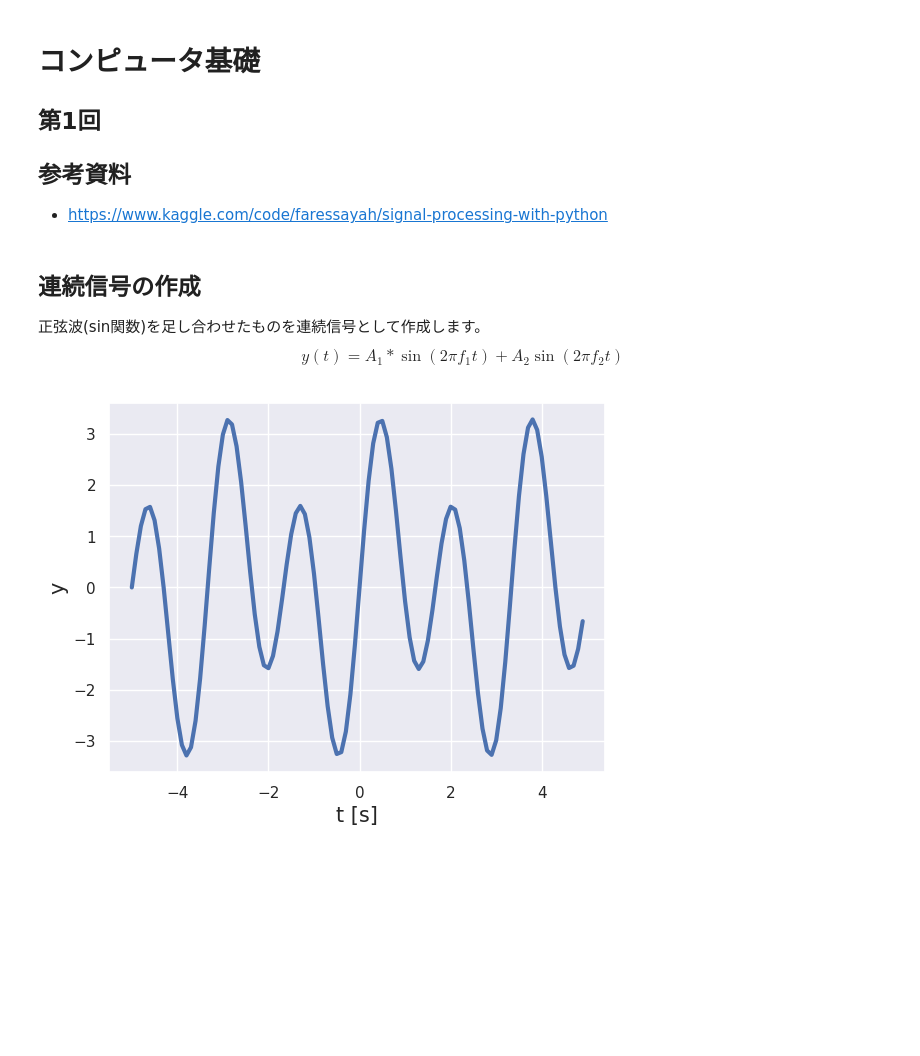
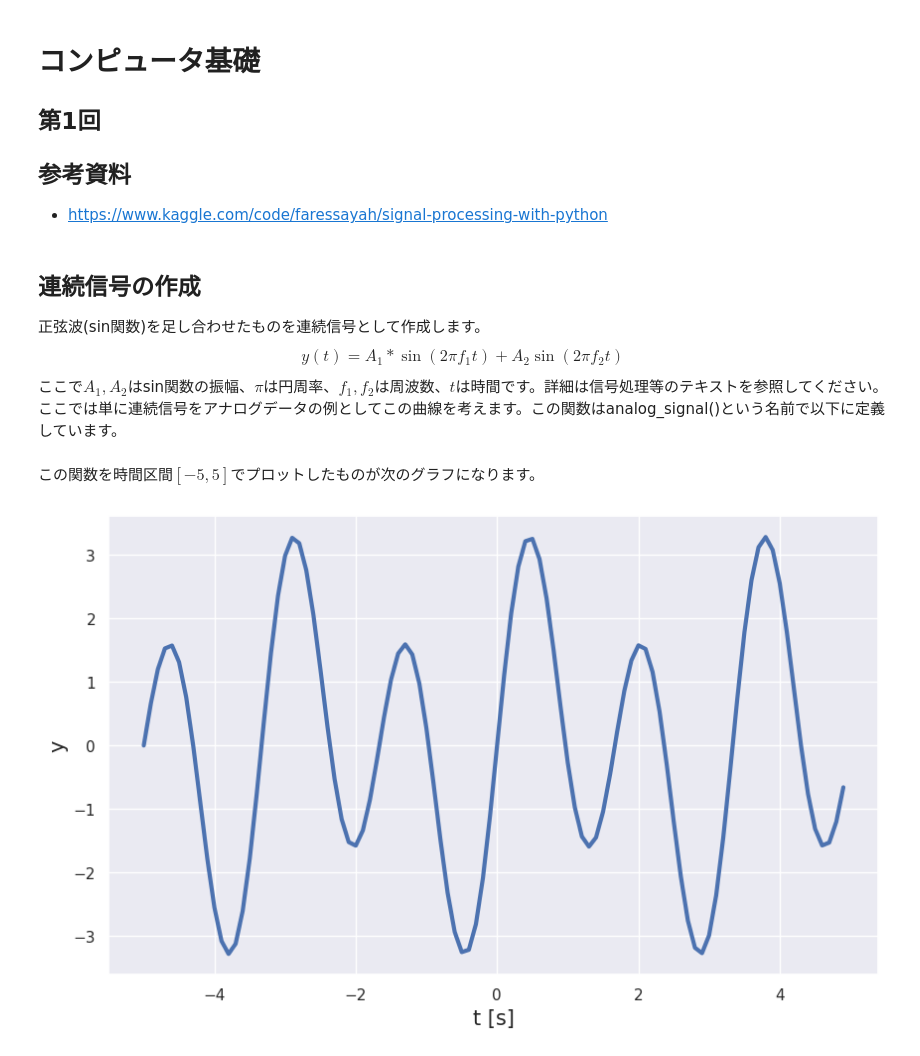
Before and after one commit to uchibe/computer_fundamentals, a Jupyter notebook: notebooks/lecture01.ipynb, the cells around one changed output. Saved outputs shown, nothing was run; the diff lists cells and outputs as text; code cells hidden in the pictures; blank space fills up the shorter version.

```diff
--- a/notebooks/lecture01.ipynb
+++ b/notebooks/lecture01.ipynb
@@ -16,17 +16,24 @@ sns.set_theme()
 
 正弦波(sin関数)を足し合わせたものを連続信号として作成します。
 $$y(t) = A_1 * \sin (2\pi f_1 t) + A_2 \sin (2 \pi f_2 t)$$
+ここで$A_1, A_2$はsin関数の振幅、$\pi$は円周率、$f_1, f_2$は周波数、$t$は時間です。詳細は信号処理等のテキストを参照してください。ここでは単に連続信号をアナログデータの例としてこの曲線を考えます。この関数はanalog_signal()という名前で以下に定義しています。
 # %%
-t = np.arange(-5, 5, 0.1)
-A_1 = 1.2
-A_2 = A_1/0.5
-f_1 = 0.3
-f_2 = 2*f_1
+def analog_signal(t, A_1=1.2, A_2=1.2/0.5, f_1=0.3, f_2=2*0.3):
+  y = A_1 * np.sin(2*np.pi*f_1*t) + A_2 * np.sin(2*np.pi*f_2*t)
 
-y = A_1 * np.sin(2*np.pi*f_1*t) + A_2 * np.sin(2*np.pi*f_2*t)
+  return y
+# %% [markdown]
+この関数を時間区間$[-5, 5]$でプロットしたものが次のグラフになります。
 # %%
-sns.lineplot(x=t, y=y, linewidth=3)
+t_min = -5
+t_max = 5
+t_interval = 0.1
+t = np.arange(t_min, t_max, t_interval)
+y = analog_signal(t)
+
+plt.figure(figsize=(10, 6))
+plt.plot(t, y, linewidth=3)
 plt.xlabel('t [s]' , fontsize=15)
 plt.ylabel('y', fontsize=15);
 # %% [output]
-[figure, old version]
+[figure, new version]
```
Also changed, not shown: parts of 5 cells of this notebook.
